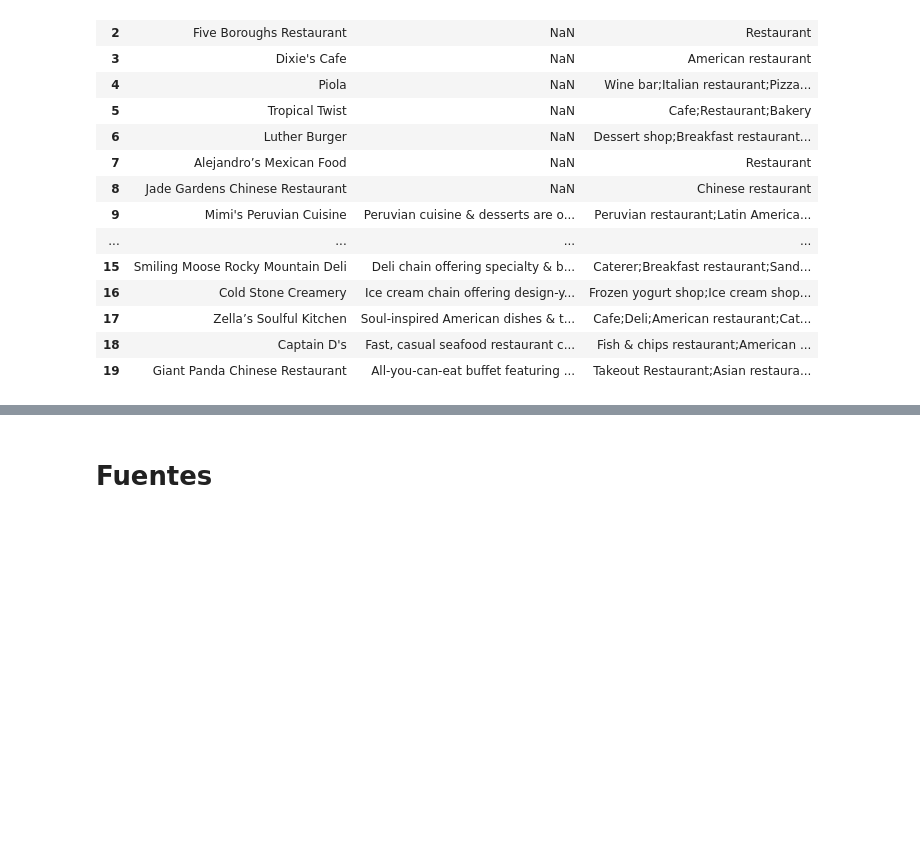
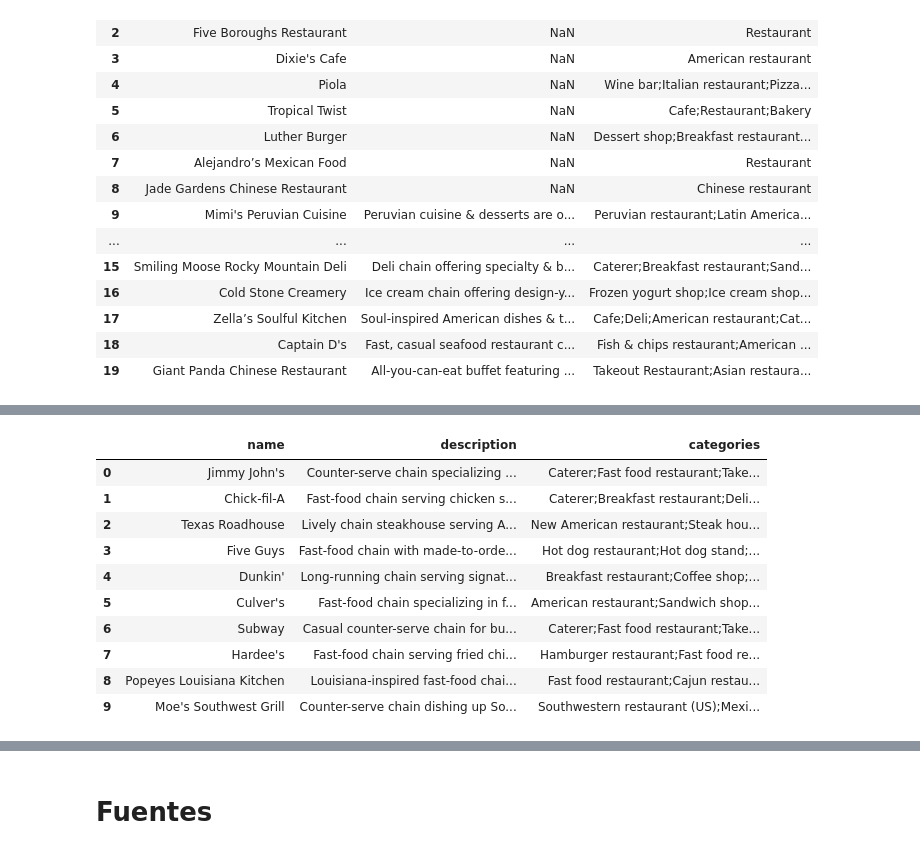
Before and after one commit to pedrozavalat/iic3633-proyecto, a Jupyter notebook: iic3633_lightFM.ipynb, the cells around one changed output, grey strips where cells are left out. Cells and saved outputs as stored; diff of their text form; code cells hidden in the pictures; blank space fills up the shorter version.

```diff
--- a/iic3633_lightFM.ipynb
+++ b/iic3633_lightFM.ipynb
@@ -904,0 +1021,2 @@ show_recommendations(user=random_user, reclist=random_user_rec20)
+# %%
+fm_basic_reclist10 = fm_train(lr=50, no_comp=0.05, epochs=5, k=10)
@@ -904,0 +1047,17 @@ show_recommendations(user=random_user, reclist=random_user_rec20)
+# %%
+show_recommendations(
+    random_user,
+    fm_basic_reclist10[random_user]
+)
+# %% [output]
+|  | name | description | categories |
+| 0 | Jimmy John's | Counter-serve chain specializing ... | Caterer;Fast food restaurant;Take... |
+| 1 | Chick-fil-A | Fast-food chain serving chicken s... | Caterer;Breakfast restaurant;Deli... |
+| 2 | Texas Roadhouse | Lively chain steakhouse serving A... | New American restaurant;Steak hou... |
+| 3 | Five Guys | Fast-food chain with made-to-orde... | Hot dog restaurant;Hot dog stand;... |
+| 4 | Dunkin' | Long-running chain serving signat... | Breakfast restaurant;Coffee shop;... |
+| 5 | Culver's | Fast-food chain specializing in f... | American restaurant;Sandwich shop... |
+| 6 | Subway | Casual counter-serve chain for bu... | Caterer;Fast food restaurant;Take... |
+| 7 | Hardee's | Fast-food chain serving fried chi... | Hamburger restaurant;Fast food re... |
+| 8 | Popeyes Louisiana Kitchen | Louisiana-inspired fast-food chai... | Fast food restaurant;Cajun restau... |
+| 9 | Moe's Southwest Grill | Counter-serve chain dishing up So... | Southwestern restaurant (US);Mexi... |
```
Also changed, not shown: parts of 26 cells of this notebook.
